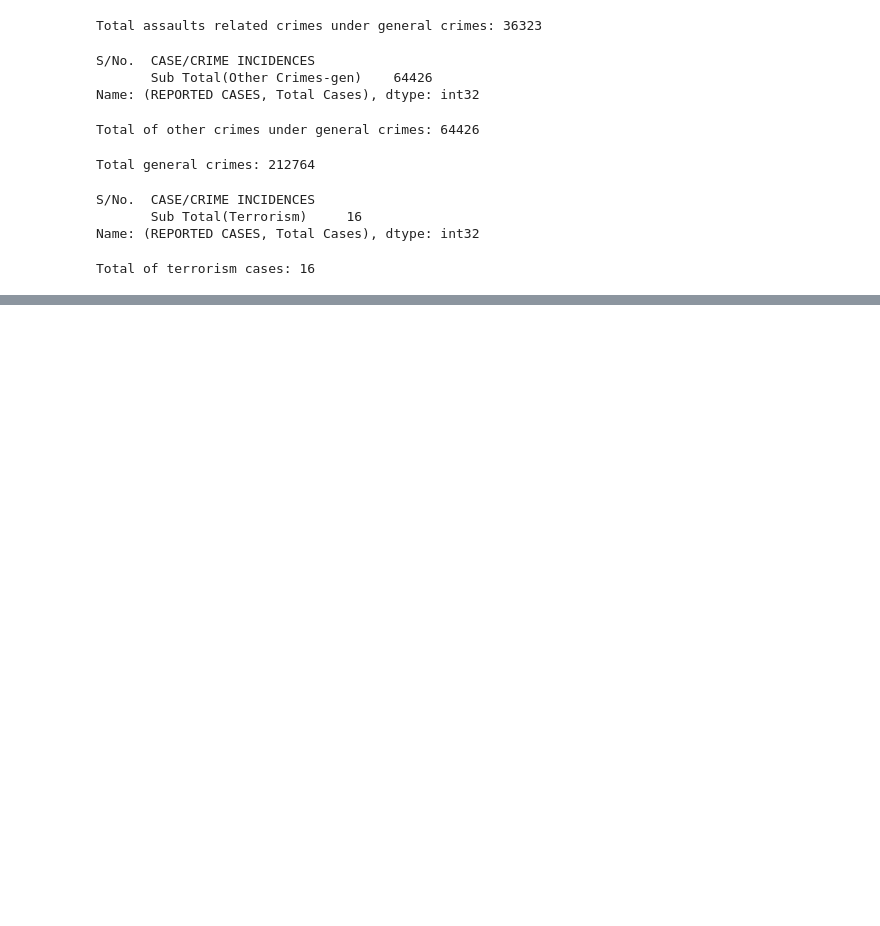
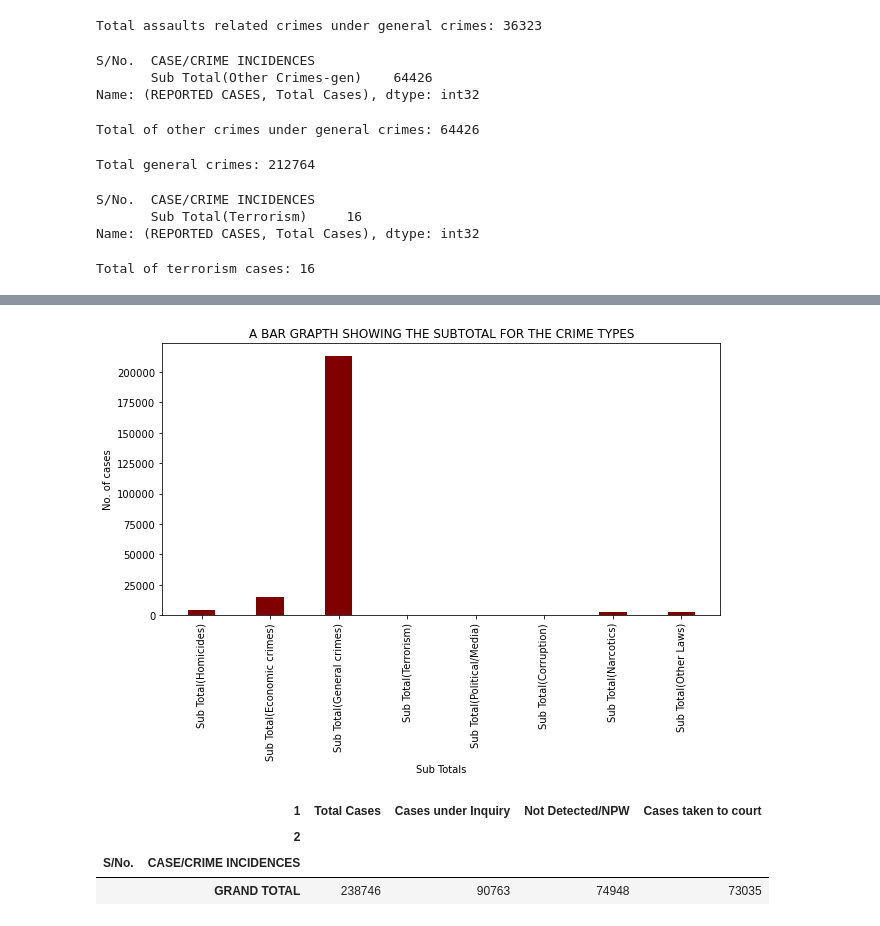
Before and after one commit to recess-group-e1-Data-science/PythonDataScience, a Jupyter notebook: CRIME SUMMARY/Criminal Summary.ipynb, the cells around one changed output, grey strips where cells are left out. Cells and saved outputs as stored; diff of their text form; code cells hidden in the pictures; blank space fills up the shorter version.

```diff
--- a/CRIME SUMMARY/Criminal Summary.ipynb
+++ b/CRIME SUMMARY/Criminal Summary.ipynb
@@ -393,0 +478,26 @@ Total of terrorism cases: 16
+# %%
+labels = ['Sub Total(Homicides)','Sub Total(Economic crimes)','Sub Total(General crimes)','Sub Total(Terrorism)','Sub Total(Political/Media)','Sub Total(Corruption)','Sub Total(Narcotics)','Sub Total(Other Laws)']
+values = [homicides_total_cases, economic_total_cases, general_total_cases, terrorism_total_cases, political_media_total_cases, corruption_total_cases, nacotic_drug_total_cases, other_laws_total_cases]
+
+fig = plt.figure(figsize = (10, 5))
+
+# creating the bar plot
+plt.bar(labels, values, color ='maroon',width = 0.4)
+
+plt.xlabel('Sub Totals')
+plt.ylabel("No. of cases")
+plt.title("A BAR GRAPTH SHOWING THE SUBTOTAL FOR THE CRIME TYPES")
+plt.xticks(rotation=90)
+plt.show()
+# %% [output]
+[figure, added]
+# %%
+#getting the grand totals for the reported cases
+reported_cases_grand = some_data['REPORTED CASES'].iloc[123:124]
+#displaying the dataframe
+reported_cases_grand
+# %% [output]
+|  | 1 | Total Cases | Cases under Inquiry | Not Detected/NPW | Cases taken to court |
+|  | 2 |  |  |  |  |
+| S/No. | CASE/CRIME INCIDENCES |  |  |  |  |
+|  | GRAND TOTAL | 238746 | 90763 | 74948 | 73035 |
```
Also changed, not shown: parts of 24 cells of this notebook.
